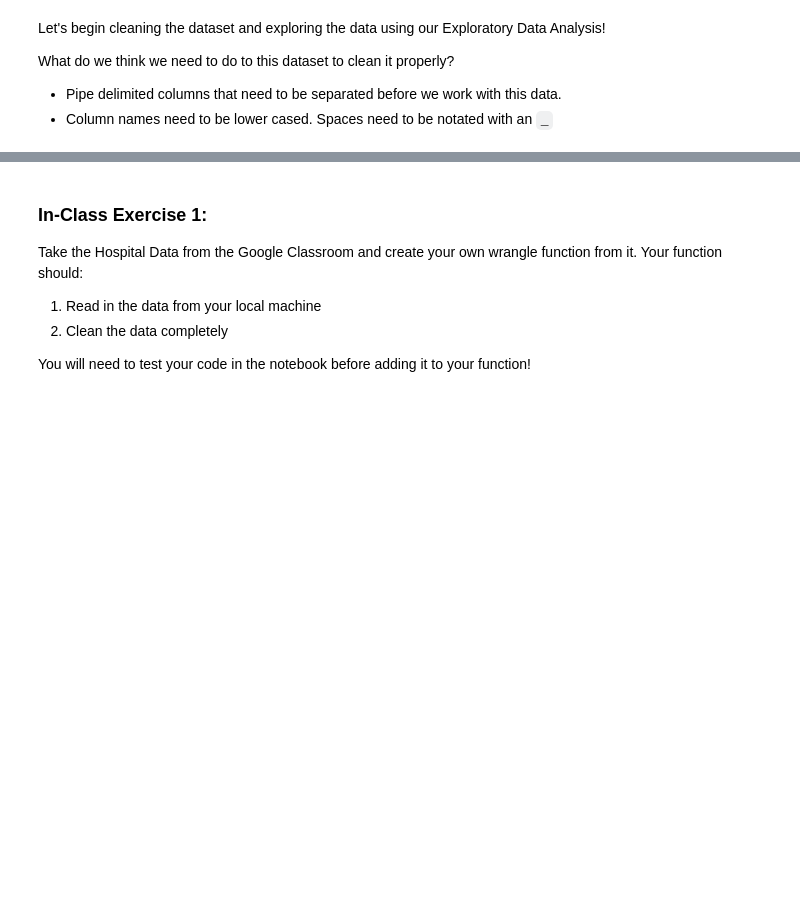
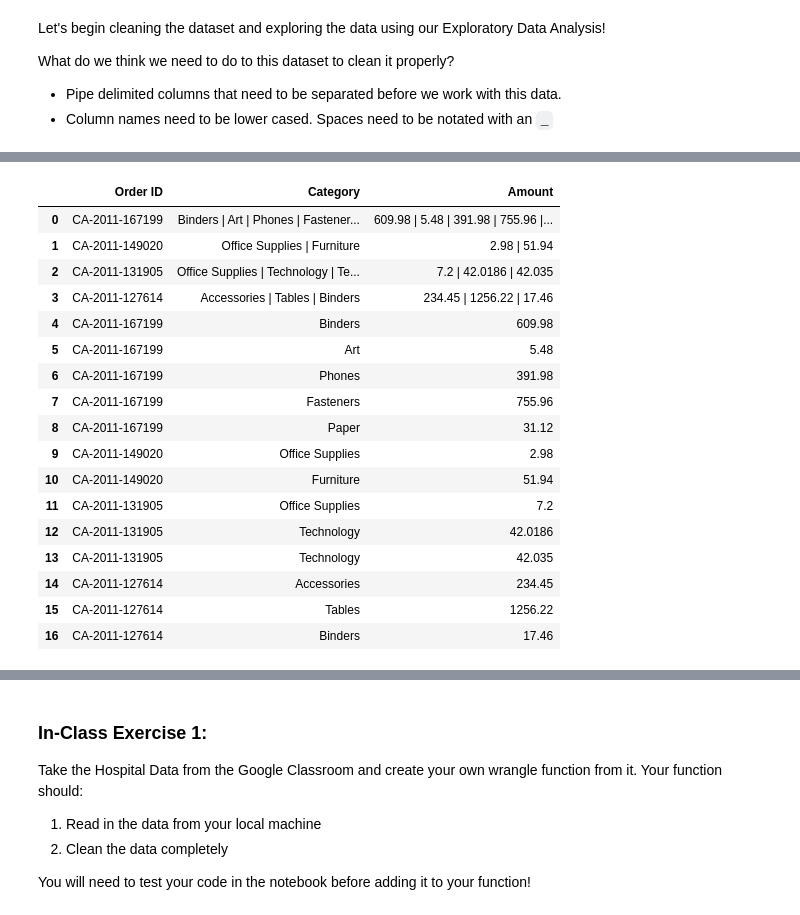
Before and after one commit to itesser/CT_Coursework, a Jupyter notebook: Week_4/Python for DA Day IV.ipynb, the cells around one changed output, grey strips where cells are left out. Drawn from its saved outputs; the diff is of its cells as text; code cells hidden in the pictures; blank space fills up the shorter version.

```diff
--- a/Week_4/Python for DA Day IV.ipynb
+++ b/Week_4/Python for DA Day IV.ipynb
@@ -23,3 +27,10 @@ To start with, we will import the necessary libraries we will need for wrangling
 ### Part 2: Create a baseline wrangle function
 # %% [markdown]
 We will now build out a wrangle function. We will come back to this function to wrangle our data, meaning it will not only read in our data, but will also take care of all our cleaning in a single function! As we test our cleaning in the notebook, we will build on the wrangle function we are creating here.
+# %%
+def pre_wrangle(filepath):
+    df = pd.read_csv(filepath)
+    return df
+
+
+data = pre_wrangle(r'Invoices-with-Merged-Categories-and-Merged-Amounts.csv')
@@ -32,3 +64,13 @@ What do we think we need to do to this dataset to clean it properly?
 
 * Pipe delimited columns that need to be separated before we work with this data.
 * Column names need to be lower cased. Spaces need to be notated with an `_`
+# %%
+# lets separating the columns
+
+new_cat = [data['Category'][index].split(sep='|') for index in range(len(data))]
+print(new_cat)
+
+new_price = [data['Amount'][index].split(sep='|') for index in range(len(data))]
+print(new_price)
+
+order_ids = list(data['Order ID'])
@@ -34,0 +108,21 @@ What do we think we need to do to this dataset to clean it properly?
+# %%
+data
+# %% [output]
+|  | Order ID | Category | Amount |
+| 0 | CA-2011-167199 | Binders | Art | Phones | Fastener... | 609.98 | 5.48 | 391.98 | 755.96 |... |
+| 1 | CA-2011-149020 | Office Supplies | Furniture | 2.98 | 51.94 |
+| 2 | CA-2011-131905 | Office Supplies | Technology | Te... | 7.2 | 42.0186 | 42.035 |
+| 3 | CA-2011-127614 | Accessories | Tables | Binders | 234.45 | 1256.22 | 17.46 |
+| 4 | CA-2011-167199 | Binders | 609.98 |
+| 5 | CA-2011-167199 | Art | 5.48 |
+| 6 | CA-2011-167199 | Phones | 391.98 |
+| 7 | CA-2011-167199 | Fasteners | 755.96 |
+| 8 | CA-2011-167199 | Paper | 31.12 |
+| 9 | CA-2011-149020 | Office Supplies | 2.98 |
+| 10 | CA-2011-149020 | Furniture | 51.94 |
+| 11 | CA-2011-131905 | Office Supplies | 7.2 |
+| 12 | CA-2011-131905 | Technology | 42.0186 |
+| 13 | CA-2011-131905 | Technology | 42.035 |
+| 14 | CA-2011-127614 | Accessories | 234.45 |
+| 15 | CA-2011-127614 | Tables | 1256.22 |
+| 16 | CA-2011-127614 | Binders | 17.46 |
```
Also changed, not shown: parts of 20 cells of this notebook, 22 other files.
